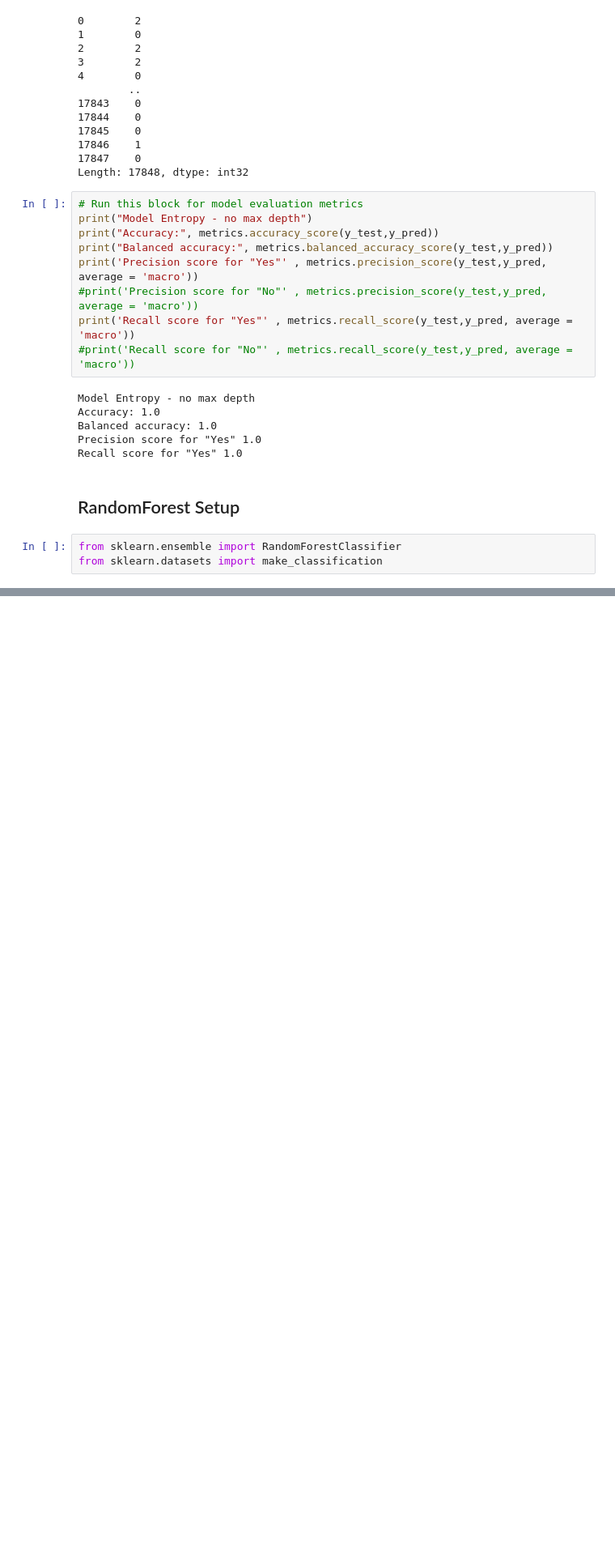
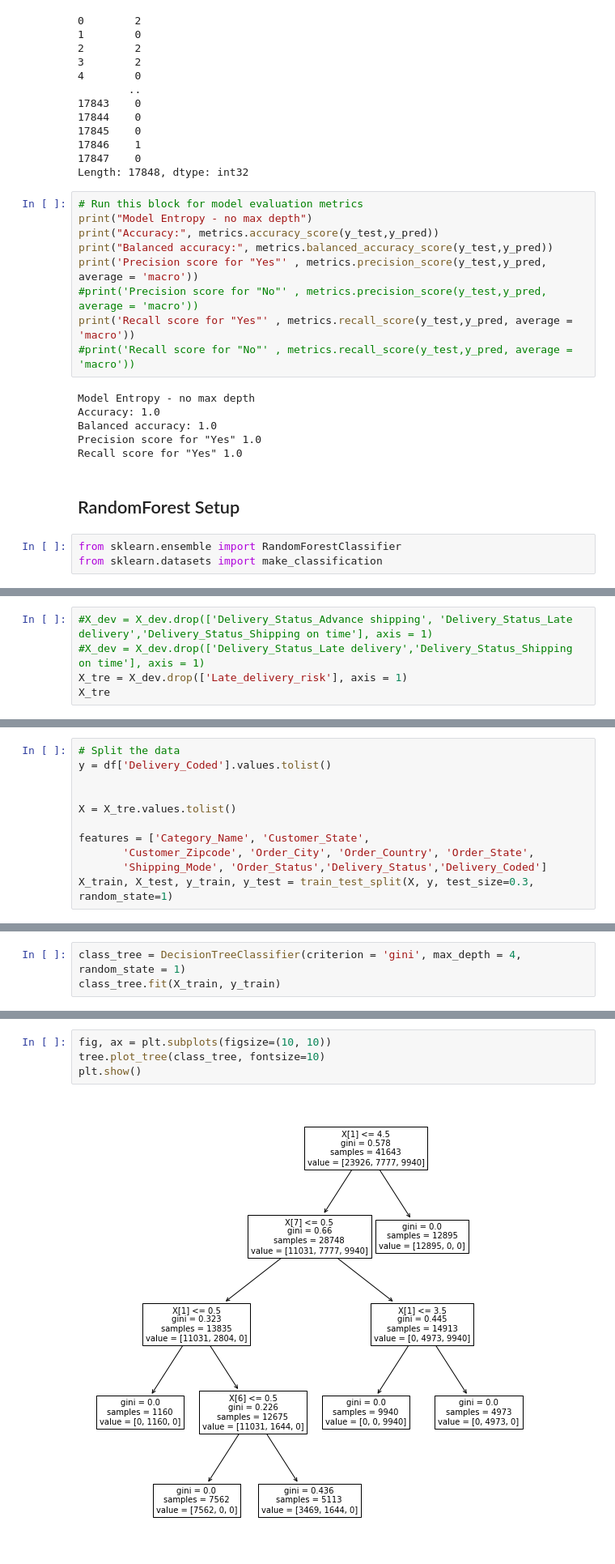
Before and after one commit to jadeal147/Big_Mart_Data, a Jupyter notebook: Big_Mart_Data_Modeling.ipynb, the cells around one changed output, grey strips where cells are left out. Shown at 81% size. Drawn from its saved outputs; the diff is of its cells as text; blank space fills up the shorter version.

```diff
--- a/Big_Mart_Data_Modeling.ipynb
+++ b/Big_Mart_Data_Modeling.ipynb
@@ -123,0 +249,5 @@ pd.Series(y_pred)
+# %%
+#X_dev = X_dev.drop(['Delivery_Status_Advance shipping', 'Delivery_Status_Late delivery','Delivery_Status_Shipping on time'], axis = 1)
+#X_dev = X_dev.drop(['Delivery_Status_Late delivery','Delivery_Status_Shipping on time'], axis = 1)
+X_tre = X_dev.drop(['Late_delivery_risk'], axis = 1)
+X_tre
@@ -123,0 +270,11 @@ pd.Series(y_pred)
+# %%
+# Split the data
+y = df['Delivery_Coded'].values.tolist()
+
+
+X = X_tre.values.tolist()
+
+features = ['Category_Name', 'Customer_State',
+       'Customer_Zipcode', 'Order_City', 'Order_Country', 'Order_State',
+       'Shipping_Mode', 'Order_Status','Delivery_Status','Delivery_Coded']
+X_train, X_test, y_train, y_test = train_test_split(X, y, test_size=0.3, random_state=1)
@@ -123,0 +283,3 @@ pd.Series(y_pred)
+# %%
+class_tree = DecisionTreeClassifier(criterion = 'gini', max_depth = 4, random_state = 1)
+class_tree.fit(X_train, y_train)
@@ -123,0 +293,6 @@ pd.Series(y_pred)
+# %%
+fig, ax = plt.subplots(figsize=(10, 10))
+tree.plot_tree(class_tree, fontsize=10)
+plt.show()
+# %% [output]
+[figure, added]
```
Also changed, not shown: parts of 25 cells of this notebook.
